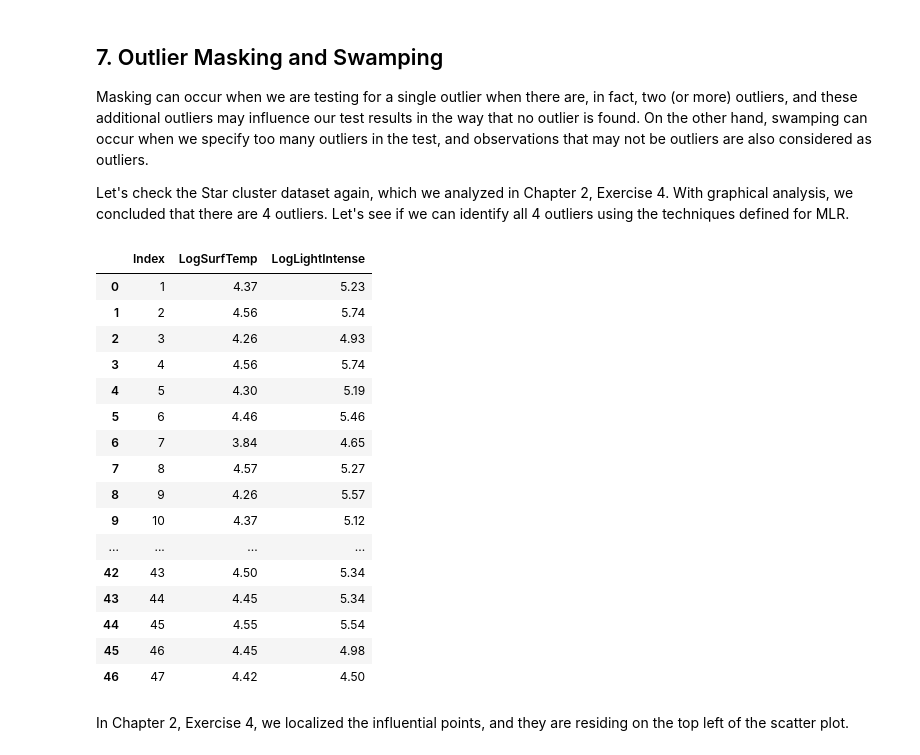
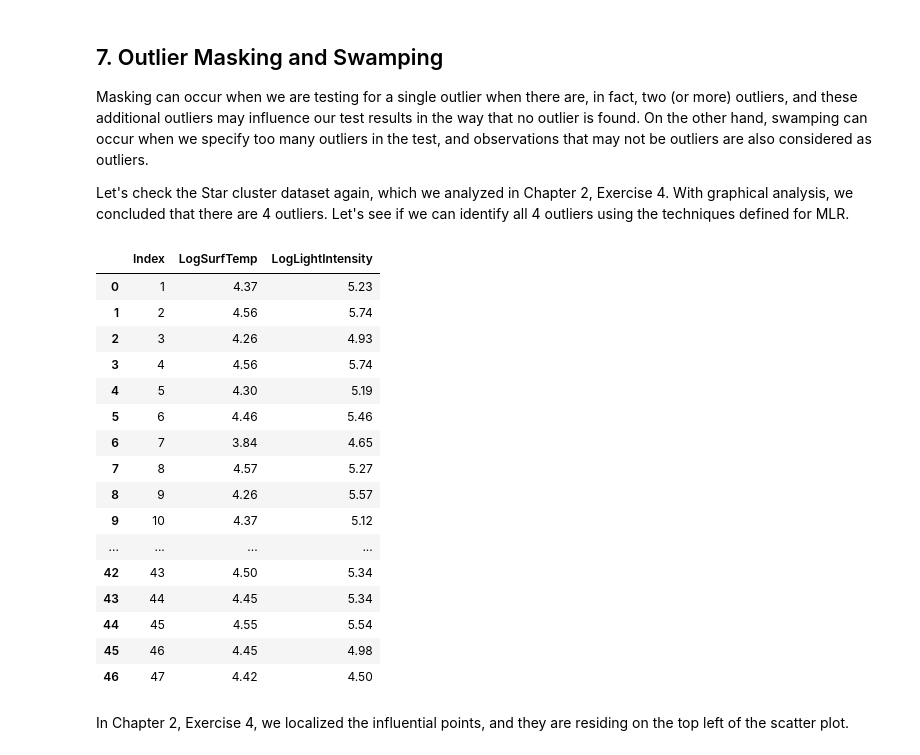
Before and after one commit to Gaushoki/Advanced-Machine-Learning, a Jupyter notebook: Vol1-LabExercises/Chapter3/Ch3-Ex3-OutlierDetection.ipynb, the cells around one changed output. Cells and saved outputs as stored; diff of their text form; code cells hidden in the pictures.

```diff
--- a/Vol1-LabExercises/Chapter3/Ch3-Ex3-OutlierDetection.ipynb
+++ b/Vol1-LabExercises/Chapter3/Ch3-Ex3-OutlierDetection.ipynb
@@ -873,10 +873,10 @@ Let's check the Star cluster dataset again, which we analyzed in Chapter 2, Exer
 # %%
 dataStar = pd.read_csv(os.path.join('data','StarClusterCYGOB1.csv'))
 dataStar=dataStar.rename(columns={"Log surface termperature of the star": "LogSurfTemp",\
-                                  "Log light intensity of the star":"LogLightIntense"})
+                                  "Log light intensity of the star":"LogLightIntensity"})
 dataStar
 # %% [output]
-|  | Index | LogSurfTemp | LogLightIntense |
+|  | Index | LogSurfTemp | LogLightIntensity |
 | 0 | 1 | 4.37 | 5.23 |
 | 1 | 2 | 4.56 | 5.74 |
 | 2 | 3 | 4.26 | 4.93 |
```
Also changed, not shown: parts of 25 cells of this notebook, 1 other file.
